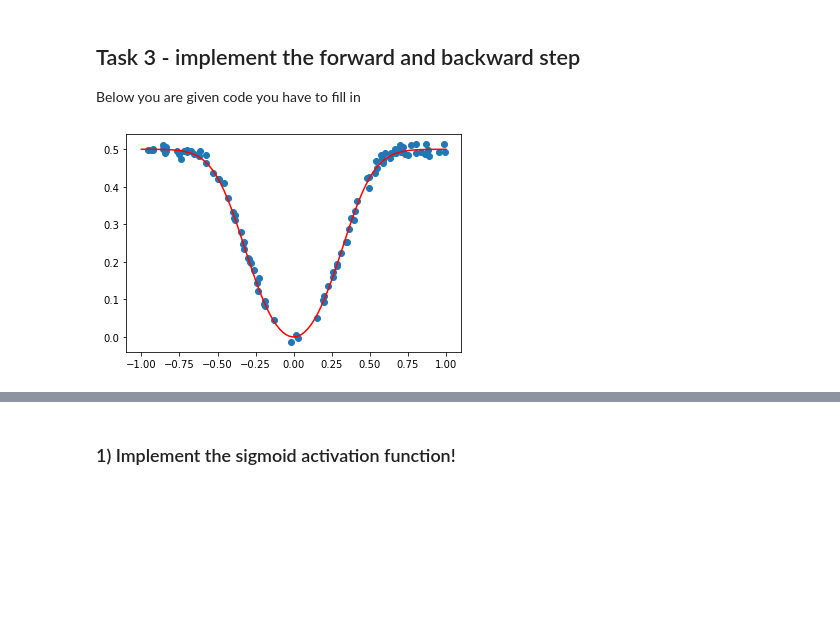
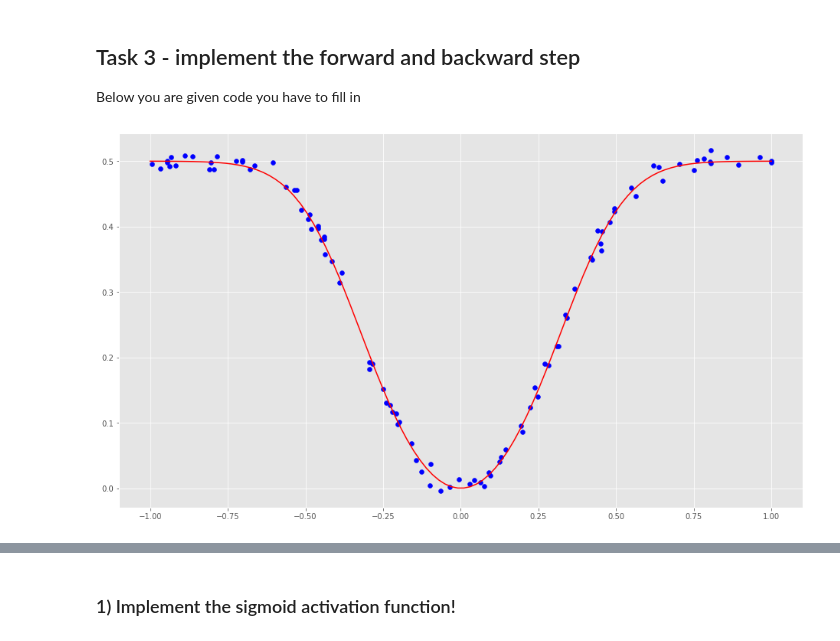
Before and after one commit to Steve2608/machine-learning-supervised-techniques, a Jupyter notebook: UE4/A04_01555842_Brandl_Stefan.ipynb, the cells around one changed output, grey strips where cells are left out. Saved outputs shown, nothing was run; the diff lists cells and outputs as text; code cells hidden in the pictures; blank space fills up the shorter version.

```diff
--- a/UE4/A04_01555842_Brandl_Stefan.ipynb
+++ b/UE4/A04_01555842_Brandl_Stefan.ipynb
@@ -243,41 +243,42 @@ Tipp: use the chain rule! If you feel puzzled by the vector derivative, think it
 ## Task 3 - implement the forward and backward step
 Below you are given code you have to fill in
 # %%
+from typing import Union
+
 import numpy as np
 from matplotlib import pyplot as plt
+plt.style.use('ggplot')
 from scipy.stats import truncnorm
 # %%
-#
 # Data generating function
 # - this is the function we will try to learn
 # - Nothing to do here for you :)
 
 # for simplicity we operate in the interval [-1,1]
-def get_random_x(num_x):
-    x = np.random.rand(num_x)*2 - 1
-    return x
+def get_random_x(num_x: int) -> np.ndarray:
+    return np.random.rand(num_x)*2 - 1
 
 # real function we want to approximate
-def f_orig(x):
-    return 1.0/(np.exp(-x*x*10)+1)-0.5
+def f_orig(x: np.ndarray) -> np.ndarray:
+    return 1.0 / (np.exp(-x*x*10) + 1) - 0.5
 
 # noisy version of original function
-def f_noisy(x, s=0.01):
-    d = len(x)
-    return f_orig(x) + np.random.randn(d)*s
+def f_noisy(x: np.ndarray, s: float = 0.01) -> np.ndarray:
+    return f_orig(x) + np.random.randn(len(x))*s
 
 
 # plot noisy and original function
 x_r = get_random_x(100)
 y_ = f_noisy(x_r)
 x = np.linspace(-1,1,100)
 y = f_orig(x)
 
-plt.plot(x_r,y_,'o') # noisy
-plt.plot(x,y,'r') # original
+plt.figure(figsize=(16, 9))
+plt.scatter(x_r, y_, color='b') # noisy
+plt.plot(x, y, color='r') # original
 plt.show()
 # %% [output]
-[figure, old version]
+[figure, new version]
 # %%
 # This is the initialization function for our weights
 # Nothing to do here for you :)
```
Also changed, not shown: parts of 7 cells of this notebook, 1 other file.
